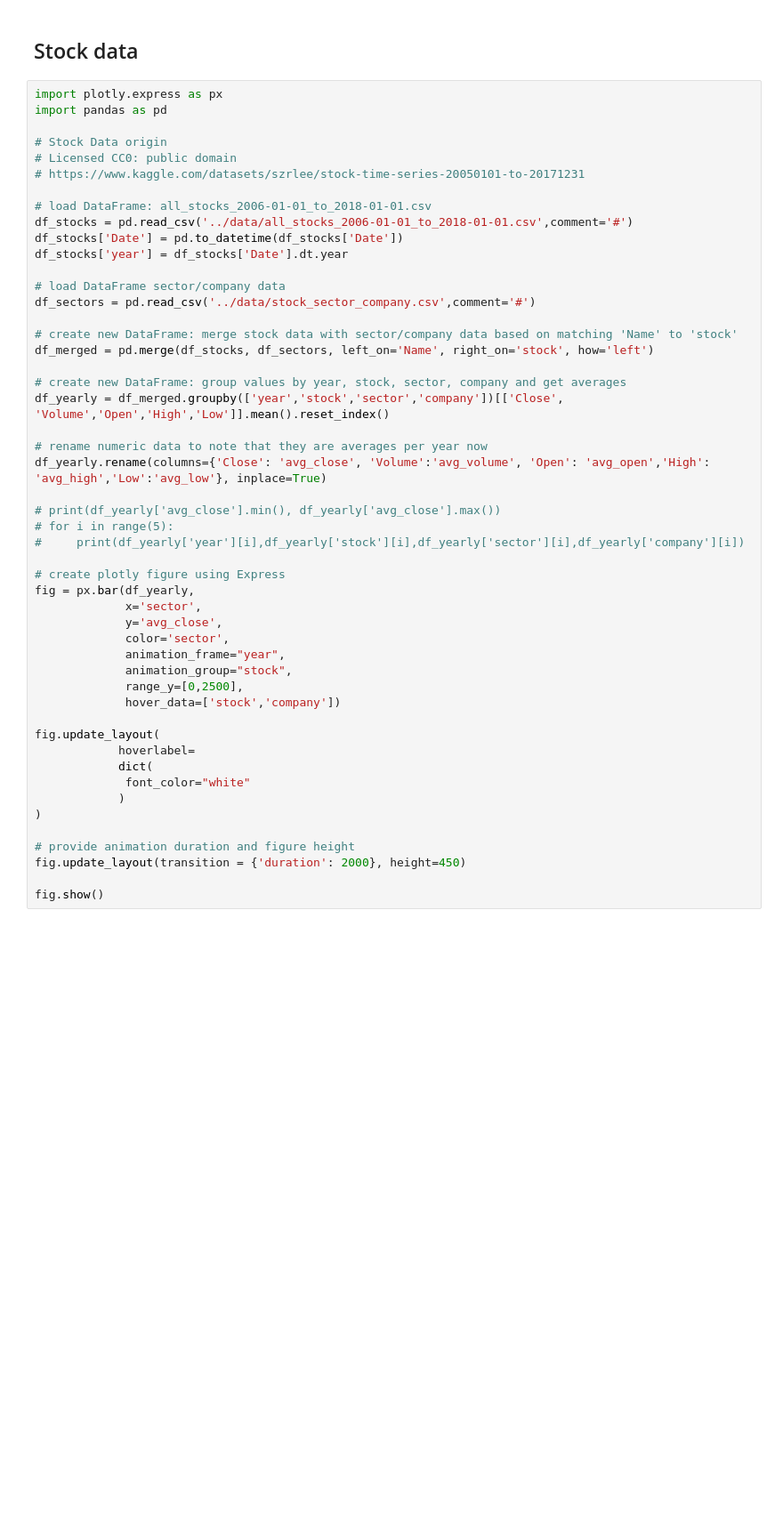
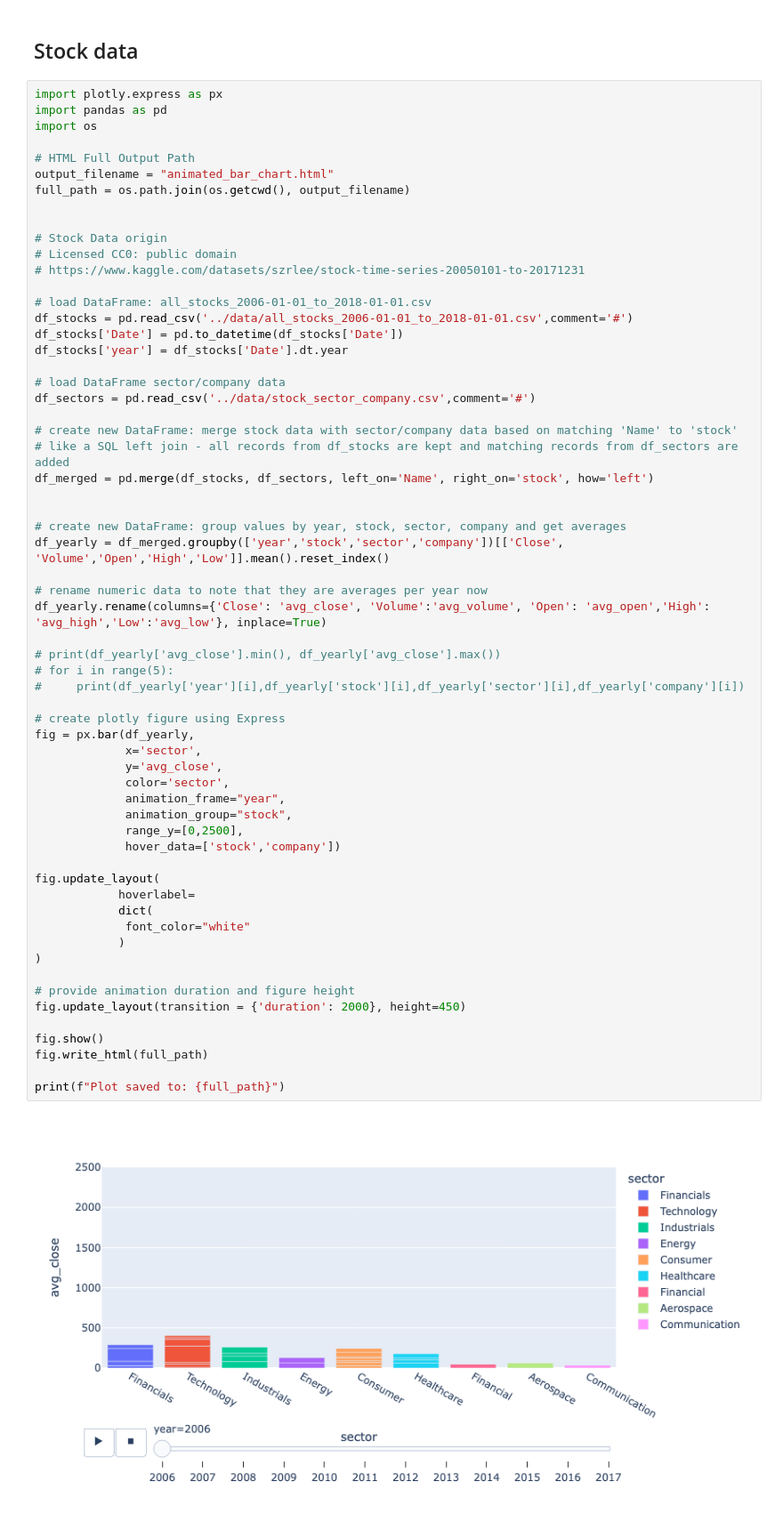
Before and after one commit to rebeccapeltz/data_analysis_code, a Jupyter notebook: 10_animation/animated_bar_chart_avg_close_by_sector.ipynb, the cells around one changed output. Shown: that part at 89% size. Drawn from its saved outputs; the diff is of its cells as text; blank space fills up the shorter version.

Commit message:
update animated_bar_chart

```diff
--- a/10_animation/animated_bar_chart_avg_close_by_sector.ipynb
+++ b/10_animation/animated_bar_chart_avg_close_by_sector.ipynb
@@ -5,6 +5,12 @@
 # %%
 import plotly.express as px
 import pandas as pd
+import os
+
+# HTML Full Output Path
+output_filename = "animated_bar_chart.html"
+full_path = os.path.join(os.getcwd(), output_filename)
+
 
 # Stock Data origin
 # Licensed CC0: public domain
@@ -19,37 +25,43 @@ df_stocks['year'] = df_stocks['Date'].dt.year
 df_sectors = pd.read_csv('../data/stock_sector_company.csv',comment='#')
 
 # create new DataFrame: merge stock data with sector/company data based on matching 'Name' to 'stock'
+# like a SQL left join - all records from df_stocks are kept and matching records from df_sectors are added
 df_merged = pd.merge(df_stocks, df_sectors, left_on='Name', right_on='stock', how='left')
+
 
 # create new DataFrame: group values by year, stock, sector, company and get averages
 df_yearly = df_merged.groupby(['year','stock','sector','company'])[['Close', 'Volume','Open','High','Low']].mean().reset_index()
 
 # rename numeric data to note that they are averages per year now
 df_yearly.rename(columns={'Close': 'avg_close', 'Volume':'avg_volume', 'Open': 'avg_open','High': 'avg_high','Low':'avg_low'}, inplace=True)
 
 # print(df_yearly['avg_close'].min(), df_yearly['avg_close'].max())
 # for i in range(5):
 #     print(df_yearly['year'][i],df_yearly['stock'][i],df_yearly['sector'][i],df_yearly['company'][i])
 
 # create plotly figure using Express
 fig = px.bar(df_yearly,
              x='sector',
              y='avg_close',
              color='sector',
              animation_frame="year",
              animation_group="stock",
              range_y=[0,2500],
              hover_data=['stock','company'])
 
 fig.update_layout(
             hoverlabel=
             dict(
              font_color="white"
             )
 )
 
 # provide animation duration and figure height
 fig.update_layout(transition = {'duration': 2000}, height=450)
 
 fig.show()
+fig.write_html(full_path)
+
+print(f"Plot saved to: {full_path}")
 # %% [output]
+[figure, new version]
```
Also changed, not shown: parts of 1 cell of this notebook, 4 other files.
